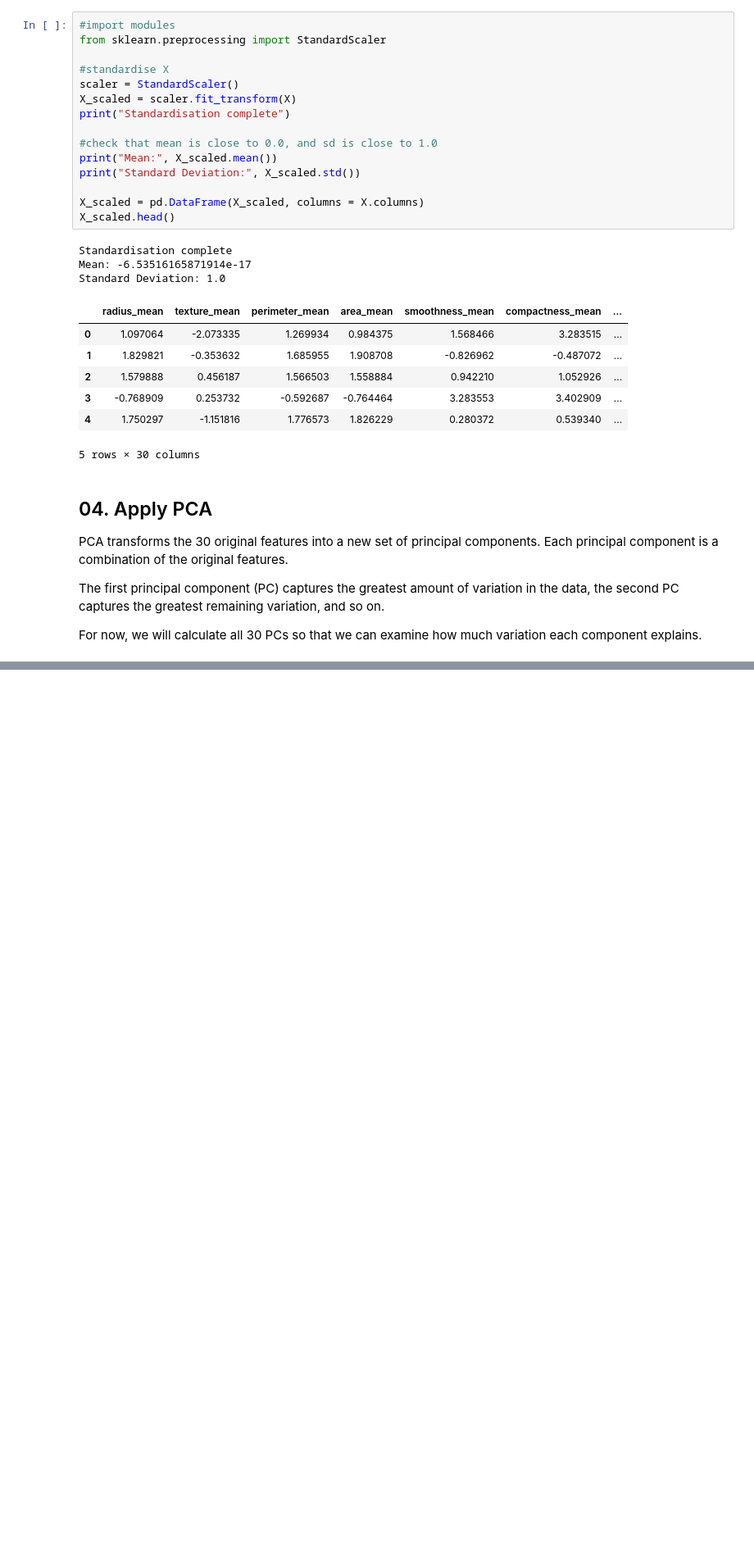
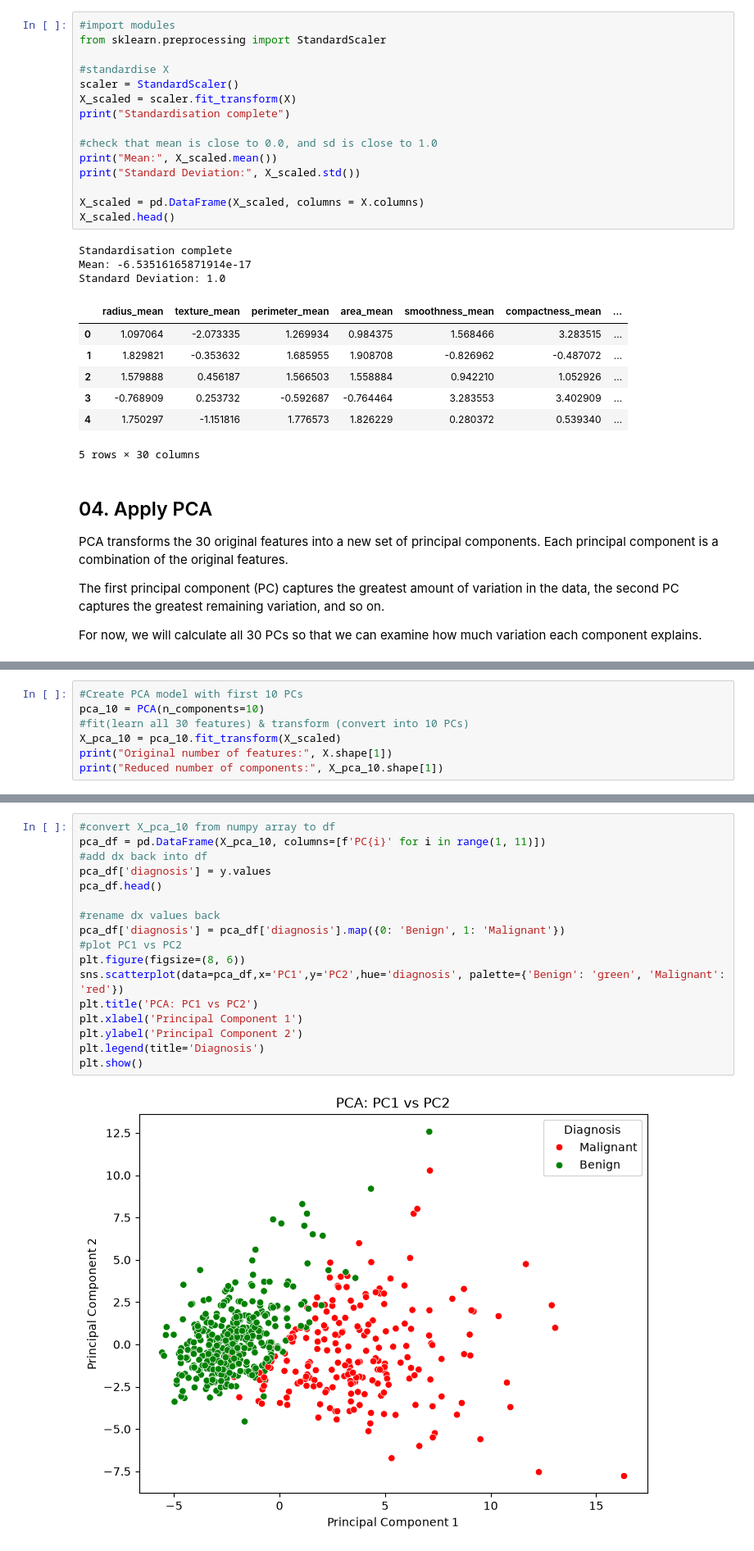
Before and after one commit to hweeenh/machine-learning-foundations, a Jupyter notebook: 06_PCA/06_pca.ipynb, the cells around one changed output, grey strips where cells are left out. Shown at 82% size. Drawn from its saved outputs; the diff is of its cells as text; blank space fills up the shorter version.

```diff
--- a/06_PCA/06_pca.ipynb
+++ b/06_PCA/06_pca.ipynb
@@ -110,0 +200,7 @@ Number of principal compoentns: 30
+# %%
+#Create PCA model with first 10 PCs
+pca_10 = PCA(n_components=10)
+#fit(learn all 30 features) & transform (convert into 10 PCs)
+X_pca_10 = pca_10.fit_transform(X_scaled)
+print("Original number of features:", X.shape[1])
+print("Reduced number of components:", X_pca_10.shape[1])
@@ -110,0 +247,19 @@ Number of principal compoentns: 30
+# %%
+#convert X_pca_10 from numpy array to df
+pca_df = pd.DataFrame(X_pca_10, columns=[f'PC{i}' for i in range(1, 11)])
+#add dx back into df
+pca_df['diagnosis'] = y.values
+pca_df.head()
+
+#rename dx values back
+pca_df['diagnosis'] = pca_df['diagnosis'].map({0: 'Benign', 1: 'Malignant'})
+#plot PC1 vs PC2
+plt.figure(figsize=(8, 6))
+sns.scatterplot(data=pca_df,x='PC1',y='PC2',hue='diagnosis', palette={'Benign': 'green', 'Malignant': 'red'})
+plt.title('PCA: PC1 vs PC2')
+plt.xlabel('Principal Component 1')
+plt.ylabel('Principal Component 2')
+plt.legend(title='Diagnosis')
+plt.show()
+# %% [output]
+[figure, added]
```
Also changed, not shown: parts of 13 cells of this notebook.
